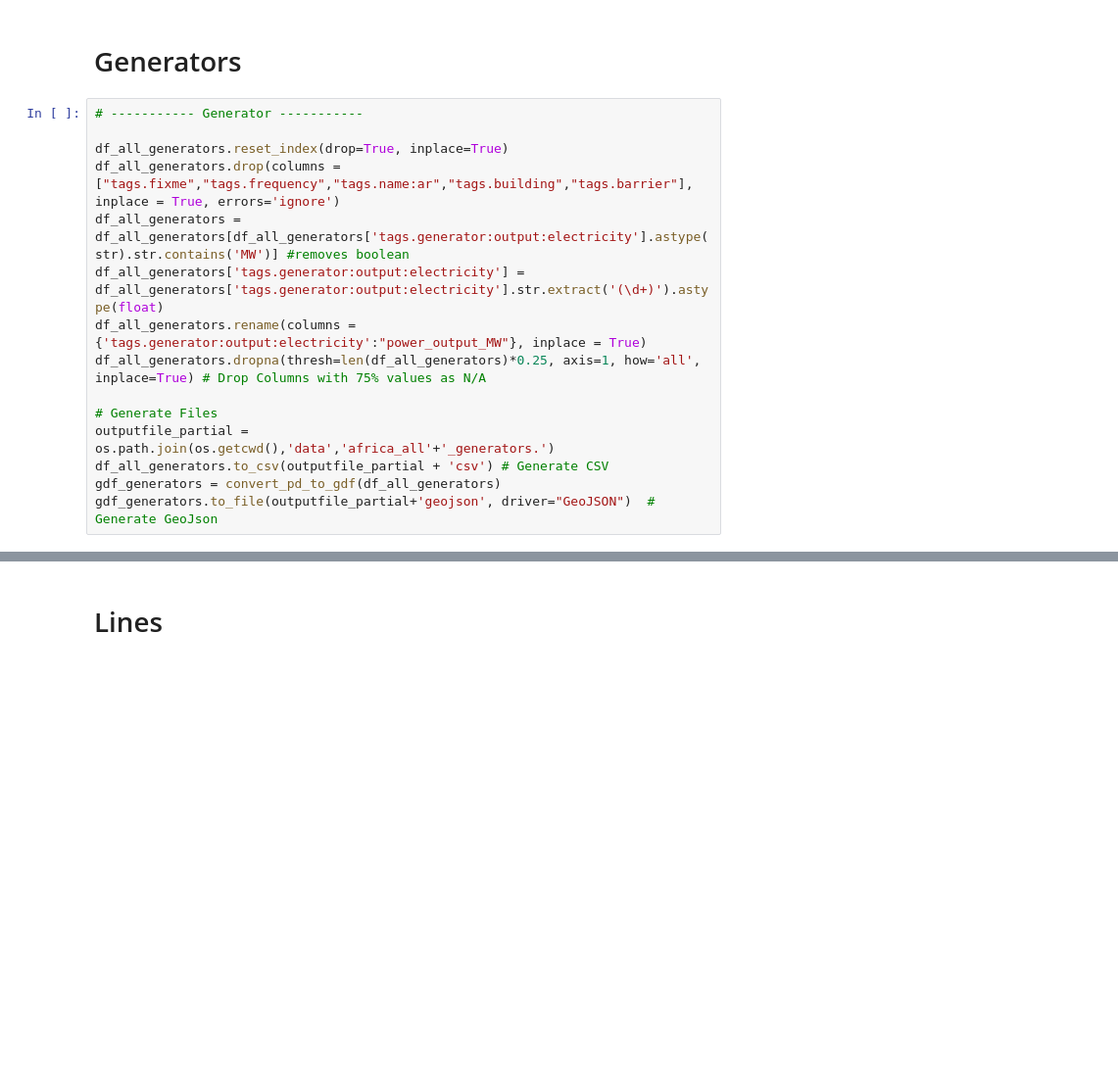
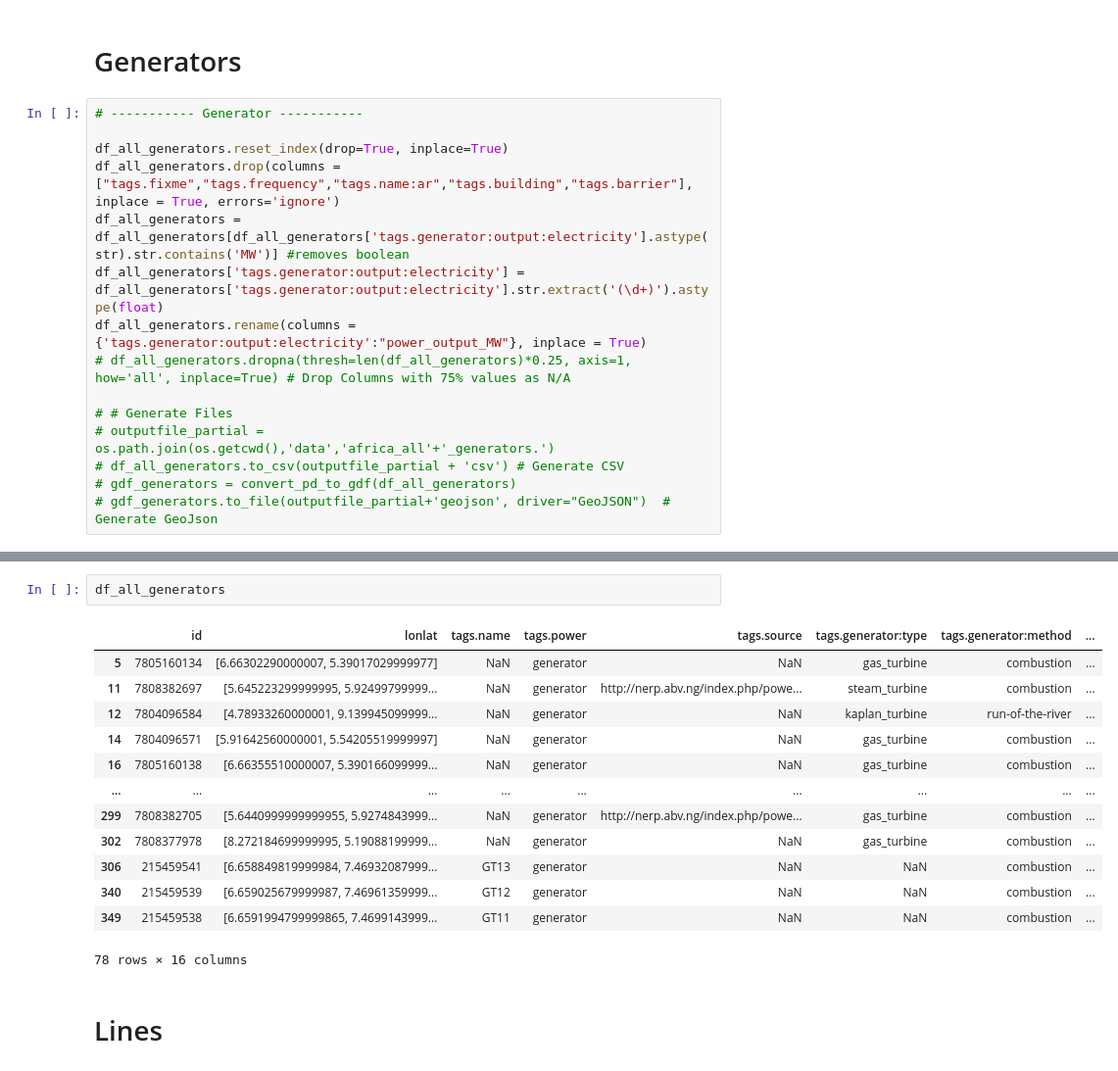
Before and after one commit to pypsa-meets-earth/pypsa-africa-hackathon, a Jupyter notebook: data_exploration/WP5_transmission_assets/osm_pbf_power_data_extractor_test.ipynb, the cells around one changed output, grey strips where cells are left out. Shown: that part at 98% size. Saved outputs shown, nothing was run; the diff lists cells and outputs as text; blank space fills up the shorter version.

```diff
--- a/data_exploration/WP5_transmission_assets/osm_pbf_power_data_extractor_test.ipynb
+++ b/data_exploration/WP5_transmission_assets/osm_pbf_power_data_extractor_test.ipynb
@@ -465,10 +551,10 @@ df_all_generators.drop(columns = ["tags.fixme","tags.frequency","tags.name:ar","
 df_all_generators = df_all_generators[df_all_generators['tags.generator:output:electricity'].astype(str).str.contains('MW')] #removes boolean
 df_all_generators['tags.generator:output:electricity'] = df_all_generators['tags.generator:output:electricity'].str.extract('(\d+)').astype(float)
 df_all_generators.rename(columns = {'tags.generator:output:electricity':"power_output_MW"}, inplace = True)
-df_all_generators.dropna(thresh=len(df_all_generators)*0.25, axis=1, how='all', inplace=True) # Drop Columns with 75% values as N/A
+# df_all_generators.dropna(thresh=len(df_all_generators)*0.25, axis=1, how='all', inplace=True) # Drop Columns with 75% values as N/A
 
-# Generate Files
-outputfile_partial = os.path.join(os.getcwd(),'data','africa_all'+'_generators.')
-df_all_generators.to_csv(outputfile_partial + 'csv') # Generate CSV
-gdf_generators = convert_pd_to_gdf(df_all_generators)
-gdf_generators.to_file(outputfile_partial+'geojson', driver="GeoJSON")  # Generate GeoJson
+# # Generate Files
+# outputfile_partial = os.path.join(os.getcwd(),'data','africa_all'+'_generators.')
+# df_all_generators.to_csv(outputfile_partial + 'csv') # Generate CSV
+# gdf_generators = convert_pd_to_gdf(df_all_generators)
+# gdf_generators.to_file(outputfile_partial+'geojson', driver="GeoJSON")  # Generate GeoJson
@@ -475,3 +570,19 @@ gdf_generators.to_file(outputfile_partial+'geojson', driver="GeoJSON")  # Genera
+# %%
+df_all_generators
+# %% [output]
+|  | id | lonlat | tags.name | tags.power | tags.source | tags.generator:type | tags.generator:method | ... |
+| 5 | 7805160134 | [6.66302290000007, 5.39017029999977] | NaN | generator | NaN | gas_turbine | combustion | ... |
+| 11 | 7808382697 | [5.645223299999995, 5.92499799999... | NaN | generator | http://nerp.abv.ng/index.php/powe... | steam_turbine | combustion | ... |
+| 12 | 7804096584 | [4.78933260000001, 9.139945099999... | NaN | generator | NaN | kaplan_turbine | run-of-the-river | ... |
+| 14 | 7804096571 | [5.91642560000001, 5.54205519999997] | NaN | generator | NaN | gas_turbine | combustion | ... |
+| 16 | 7805160138 | [6.66355510000007, 5.390166099999... | NaN | generator | NaN | gas_turbine | combustion | ... |
+| ... | ... | ... | ... | ... | ... | ... | ... | ... |
+| 299 | 7808382705 | [5.6440999999999955, 5.9274843999... | NaN | generator | http://nerp.abv.ng/index.php/powe... | gas_turbine | combustion | ... |
+| 302 | 7808377978 | [8.272184699999995, 5.19088199999... | NaN | generator | NaN | gas_turbine | combustion | ... |
+| 306 | 215459541 | [6.658849819999984, 7.46932087999... | GT13 | generator | NaN | NaN | combustion | ... |
+| 340 | 215459539 | [6.659025679999987, 7.46961359999... | GT12 | generator | NaN | NaN | combustion | ... |
+| 349 | 215459538 | [6.6591994799999865, 7.4699143999... | GT11 | generator | NaN | NaN | combustion | ... |
+78 rows × 16 columns
 # %% [markdown]
 # Lines
 # %%
```
Also changed, not shown: parts of 12 cells of this notebook.
